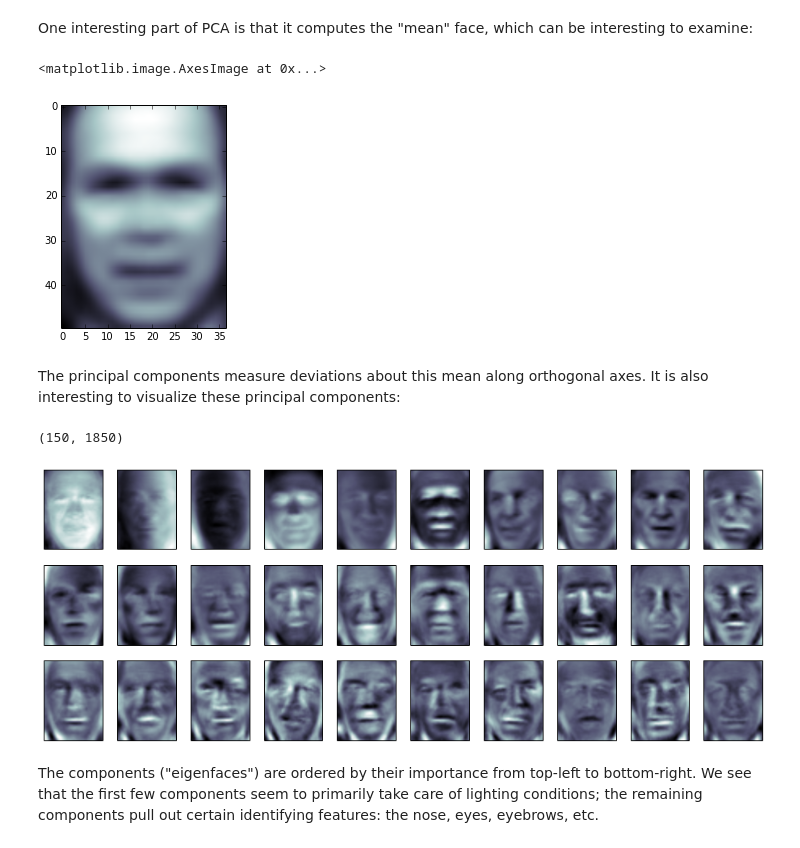
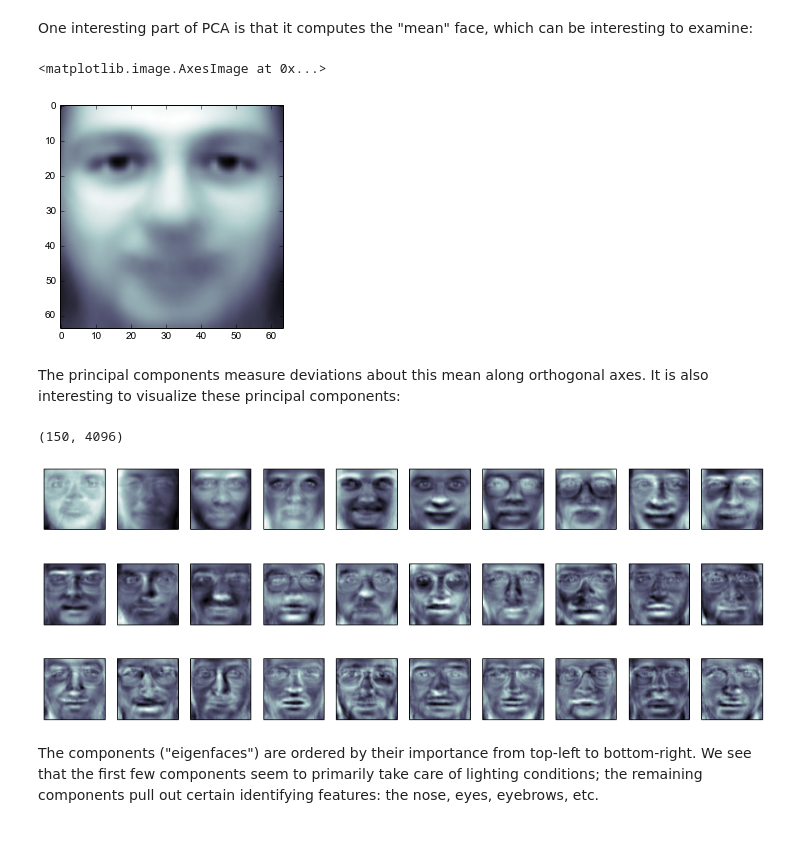
Before and after one commit to GaelVaroquaux/sklearn_pandas_tutorial, a Jupyter notebook: rendered_notebooks/06_application_to_face_recognition.ipynb, the cells around one changed output. Cells and saved outputs as stored; diff of their text form; code cells hidden in the pictures.

```diff
--- a/rendered_notebooks/06_application_to_face_recognition.ipynb
+++ b/rendered_notebooks/06_application_to_face_recognition.ipynb
@@ -13,6 +12,5 @@ take a while to execute.
 # %%
 from sklearn import datasets
-lfw_people = datasets.fetch_lfw_people(min_faces_per_person=70, resize=0.4,
-                                       data_home='datasets')
-lfw_people.data.shape
+faces = datasets.fetch_olivetti_faces()
+faces.data.shape
 # %% [output]
@@ -65,7 +40,8 @@ We'll perform a Support Vector classification of the images.  We'll
 do a typical train-test split on the images to make this happen:
 # %%
 from sklearn.cross_validation import train_test_split
-X_train, X_test, y_train, y_test = train_test_split(lfw_people.data, lfw_people.target, random_state=0)
+X_train, X_test, y_train, y_test = train_test_split(faces.data,
+        faces.target, random_state=0)
 
-print X_train.shape, X_test.shape
+print(X_train.shape, X_test.shape)
 # %% [output]
@@ -88,24 +64,25 @@ RandomizedPCA(copy=True, iterated_power=3, n_components=150,
 One interesting part of PCA is that it computes the "mean" face, which can be
 interesting to examine:
 # %%
-plt.imshow(pca.mean_.reshape((50, 37)), cmap=plt.cm.bone)
+plt.imshow(pca.mean_.reshape(faces.images[0].shape),
+           cmap=plt.cm.bone)
 # %% [output]
 <matplotlib.image.AxesImage at 0x...>
-[figure, old version]
+[figure, new version]
 # %% [markdown]
 The principal components measure deviations about this mean along orthogonal axes.
 It is also interesting to visualize these principal components:
 # %%
-print pca.components_.shape
+print(pca.components_.shape)
 # %% [output]
-(150, 1850)
+(150, 4096)
 # %%
 fig = plt.figure(figsize=(16, 6))
 for i in range(30):
     ax = fig.add_subplot(3, 10, i + 1, xticks=[], yticks=[])
-    ax.imshow(pca.components_[i].reshape((50, 37)), cmap=plt.cm.bone)
+    ax.imshow(pca.components_[i].reshape(faces.images[0].shape), cmap=plt.cm.bone)
 # %% [output]
-[figure, old version]
+[figure, new version]
 # %% [markdown]
 The components ("eigenfaces") are ordered by their importance from top-left to bottom-right.
 We see that the first few components seem to primarily take care of lighting
```
Also changed, not shown: parts of 15 cells of this notebook, 7 other files.
